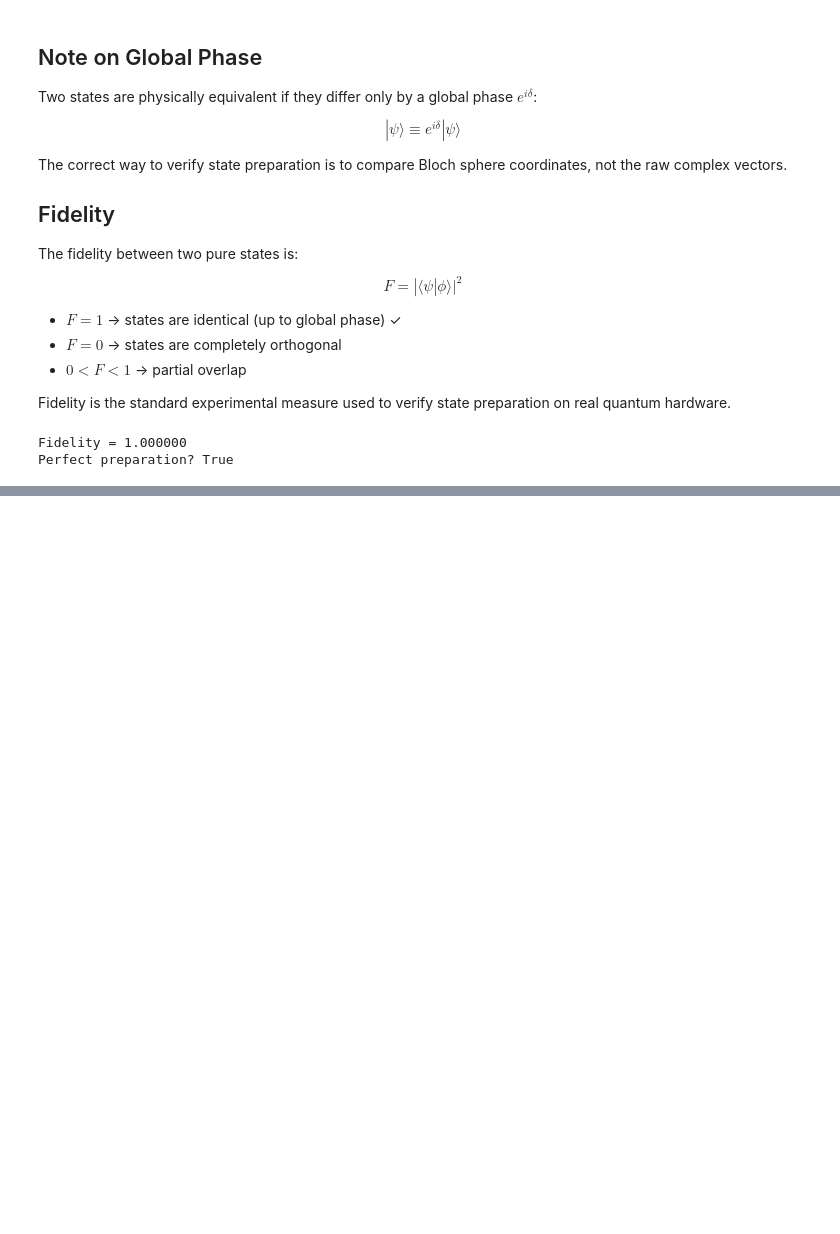
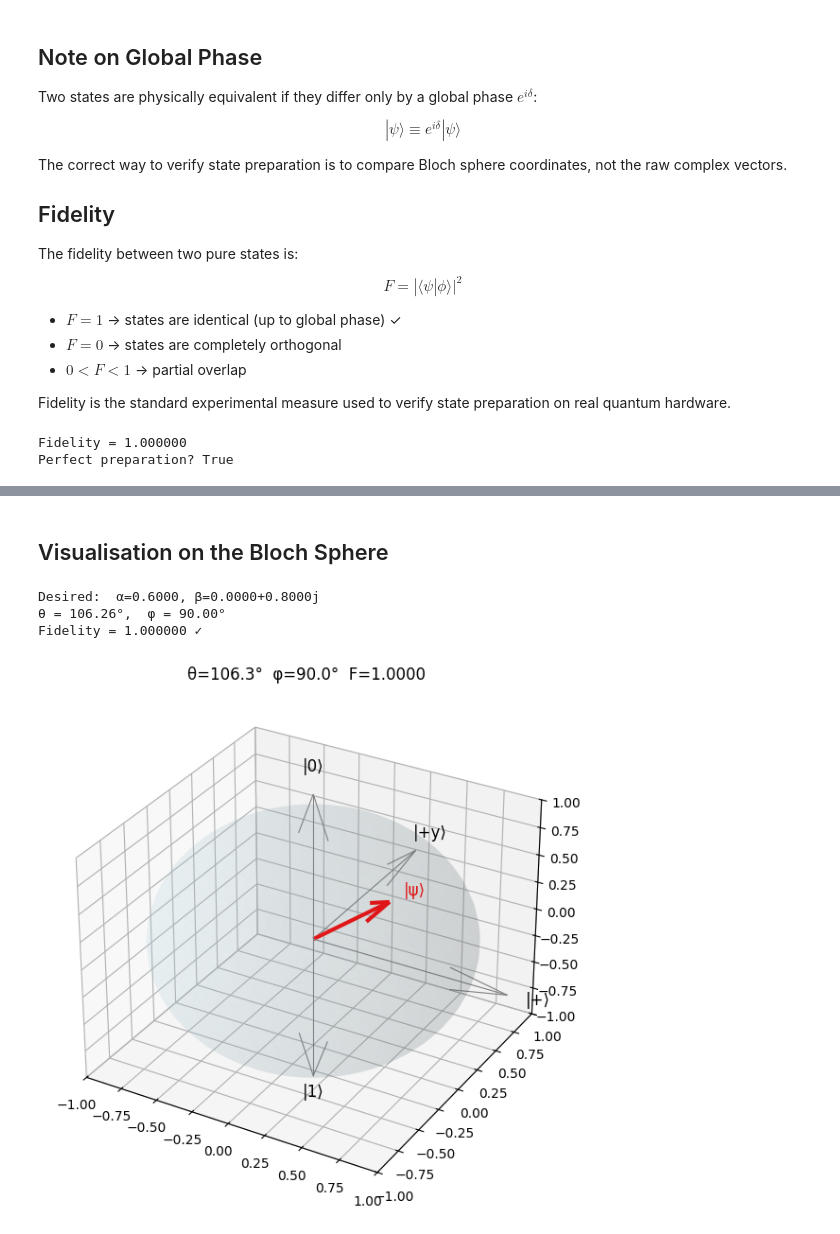
Before and after one commit to neginrazian/quantum-python, a Jupyter notebook: state_prep.ipynb, the cells around one changed output, grey strips where cells are left out. Cells and saved outputs as stored; diff of their text form; code cells hidden in the pictures; blank space fills up the shorter version.

Commit message:
Update state preparation notebook

```diff
--- a/state_prep.ipynb
+++ b/state_prep.ipynb
@@ -137,0 +220,62 @@ Perfect preparation? True
+# %% [markdown]
+## Visualisation on the Bloch Sphere
+# %%
+def state_to_bloch(state):
+    alpha = state[0]
+    beta  = state[1]
+    x = 2 * np.real(np.conj(alpha) * beta)
+    y = 2 * np.imag(np.conj(alpha) * beta)
+    z = np.abs(alpha)**2 - np.abs(beta)**2
+    return x, y, z
+# %%
+%matplotlib inline
+
+def plot_state_on_bloch(alpha, beta):
+    """Prepare a state and show it on the Bloch sphere."""
+
+    state, fidelity, theta, phi = prepare_state(alpha, beta)
+    x, y, z = state_to_bloch(state)
+
+    # Set up figure
+    fig = plt.figure(figsize=(6, 6))
+    ax = fig.add_subplot(111, projection='3d')
+
+    # Draw sphere
+    u = np.linspace(0, 2*np.pi, 50)
+    v = np.linspace(0, np.pi, 50)
+    sx = np.outer(np.cos(u), np.sin(v))
+    sy = np.outer(np.sin(u), np.sin(v))
+    sz = np.outer(np.ones(np.size(u)), np.cos(v))
+    ax.plot_surface(sx, sy, sz, color='lightblue', alpha=0.1)
+
+    # Draw axes
+    ax.quiver(0,0,0, 0,0,1.3, color='gray', linewidth=0.8)
+    ax.quiver(0,0,0, 0,0,-1.3, color='gray', linewidth=0.8)
+    ax.quiver(0,0,0, 1.3,0,0, color='gray', linewidth=0.8)
+    ax.quiver(0,0,0, 0,1.3,0, color='gray', linewidth=0.8)
+
+    # Axis labels
+    ax.text(0, 0,  1.5, '|0⟩', fontsize=12, ha='center')
+    ax.text(0, 0, -1.5, '|1⟩', fontsize=12, ha='center')
+    ax.text(1.5, 0, 0,  '|+⟩', fontsize=12, ha='center')
+    ax.text(0, 1.5, 0,  '|+y⟩', fontsize=12, ha='center')
+
+    # Draw state vector
+    ax.quiver(0, 0, 0, x, y, z, color='red', linewidth=3)
+    ax.text(x*1.2, y*1.2, z*1.2, '|ψ⟩', fontsize=12, color='red')
+
+    ax.set_xlim([-1, 1])
+    ax.set_ylim([-1, 1])
+    ax.set_zlim([-1, 1])
+    ax.set_title(f'θ={np.degrees(theta):.1f}°  φ={np.degrees(phi):.1f}°  F={fidelity:.4f}')
+
+    plt.tight_layout()
+    plt.show()
+
+# Test it with |+y⟩
+plot_state_on_bloch(0.6, 1j*0.8)
+# %% [output]
+Desired:  α=0.6000, β=0.0000+0.8000j
+θ = 106.26°,  φ = 90.00°
+Fidelity = 1.000000 ✓
+[figure, added]
```
Also changed, not shown: parts of 4 cells of this notebook.
